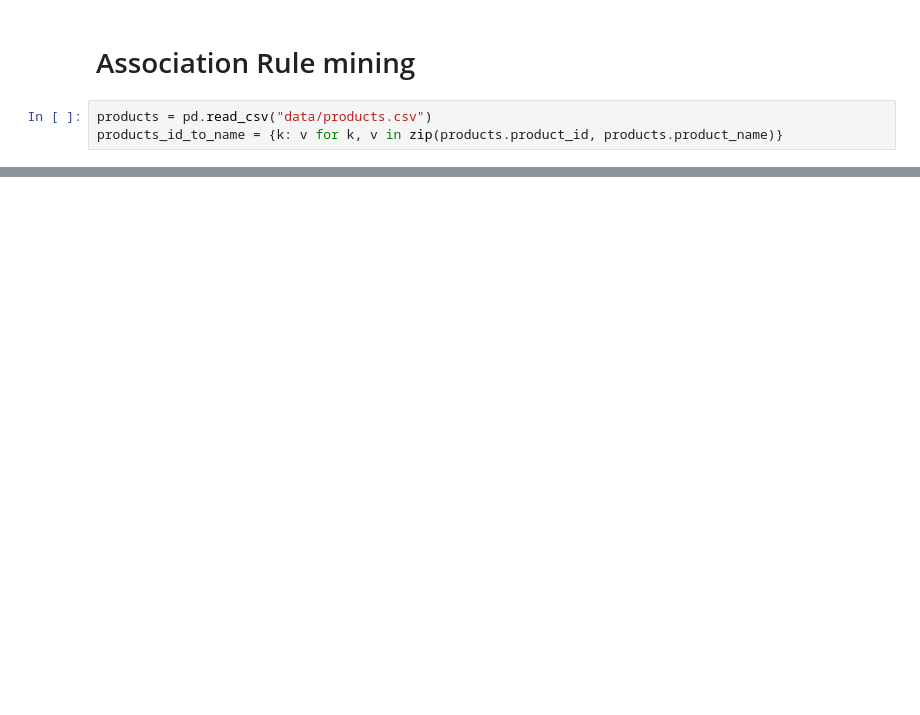
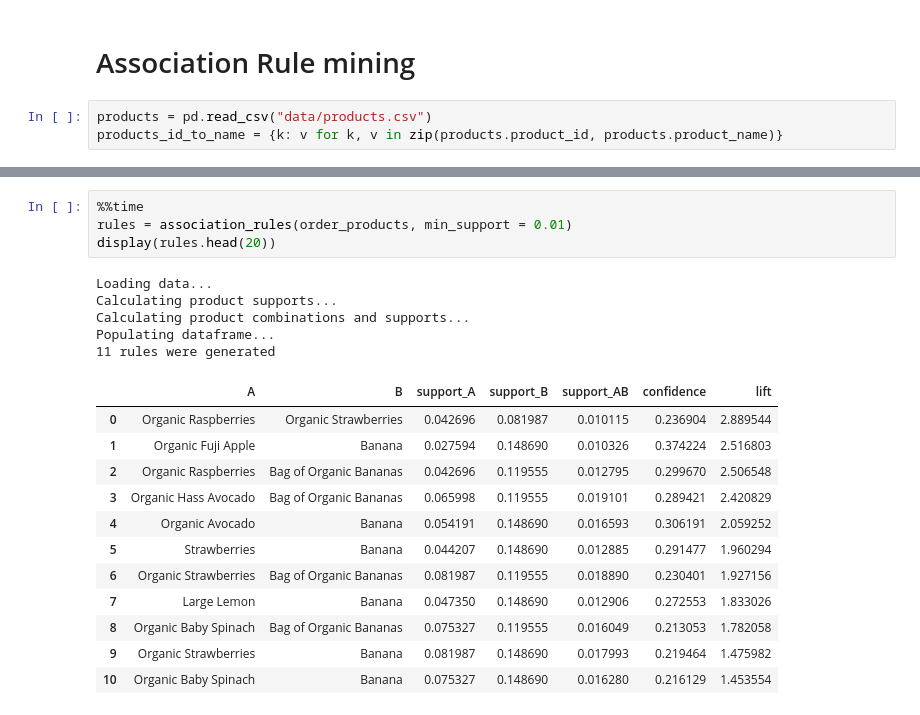
Before and after one commit to srpanchal/Instacart-Market-Basket-Analysis, a Jupyter notebook: Instacart.ipynb, the cells around one changed output, grey strips where cells are left out. Cells and saved outputs as stored; diff of their text form; blank space fills up the shorter version.

```diff
--- a/Instacart.ipynb
+++ b/Instacart.ipynb
@@ -555,0 +549,22 @@ rules
+# %%
+%%time
+rules = association_rules(order_products, min_support = 0.01)
+display(rules.head(20))
+# %% [output]
+Loading data...
+Calculating product supports...
+Calculating product combinations and supports...
+Populating dataframe...
+11 rules were generated
+|  | A | B | support_A | support_B | support_AB | confidence | lift |
+| 0 | Organic Raspberries | Organic Strawberries | 0.042696 | 0.081987 | 0.010115 | 0.236904 | 2.889544 |
+| 1 | Organic Fuji Apple | Banana | 0.027594 | 0.148690 | 0.010326 | 0.374224 | 2.516803 |
+| 2 | Organic Raspberries | Bag of Organic Bananas | 0.042696 | 0.119555 | 0.012795 | 0.299670 | 2.506548 |
+| 3 | Organic Hass Avocado | Bag of Organic Bananas | 0.065998 | 0.119555 | 0.019101 | 0.289421 | 2.420829 |
+| 4 | Organic Avocado | Banana | 0.054191 | 0.148690 | 0.016593 | 0.306191 | 2.059252 |
+| 5 | Strawberries | Banana | 0.044207 | 0.148690 | 0.012885 | 0.291477 | 1.960294 |
+| 6 | Organic Strawberries | Bag of Organic Bananas | 0.081987 | 0.119555 | 0.018890 | 0.230401 | 1.927156 |
+| 7 | Large Lemon | Banana | 0.047350 | 0.148690 | 0.012906 | 0.272553 | 1.833026 |
+| 8 | Organic Baby Spinach | Bag of Organic Bananas | 0.075327 | 0.119555 | 0.016049 | 0.213053 | 1.782058 |
+| 9 | Organic Strawberries | Banana | 0.081987 | 0.148690 | 0.017993 | 0.219464 | 1.475982 |
+| 10 | Organic Baby Spinach | Banana | 0.075327 | 0.148690 | 0.016280 | 0.216129 | 1.453554 |
```
Also changed, not shown: parts of 25 cells of this notebook.
